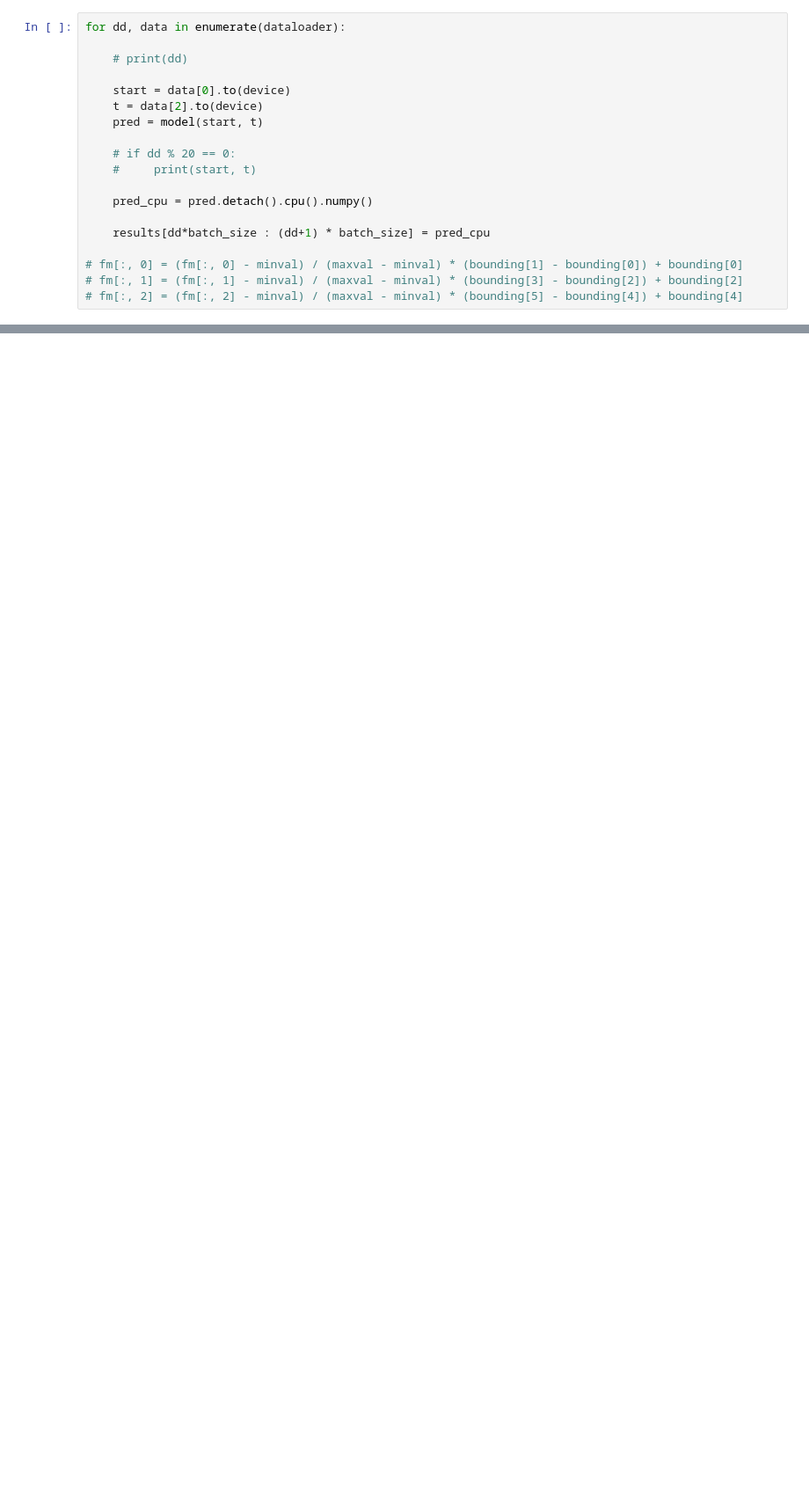
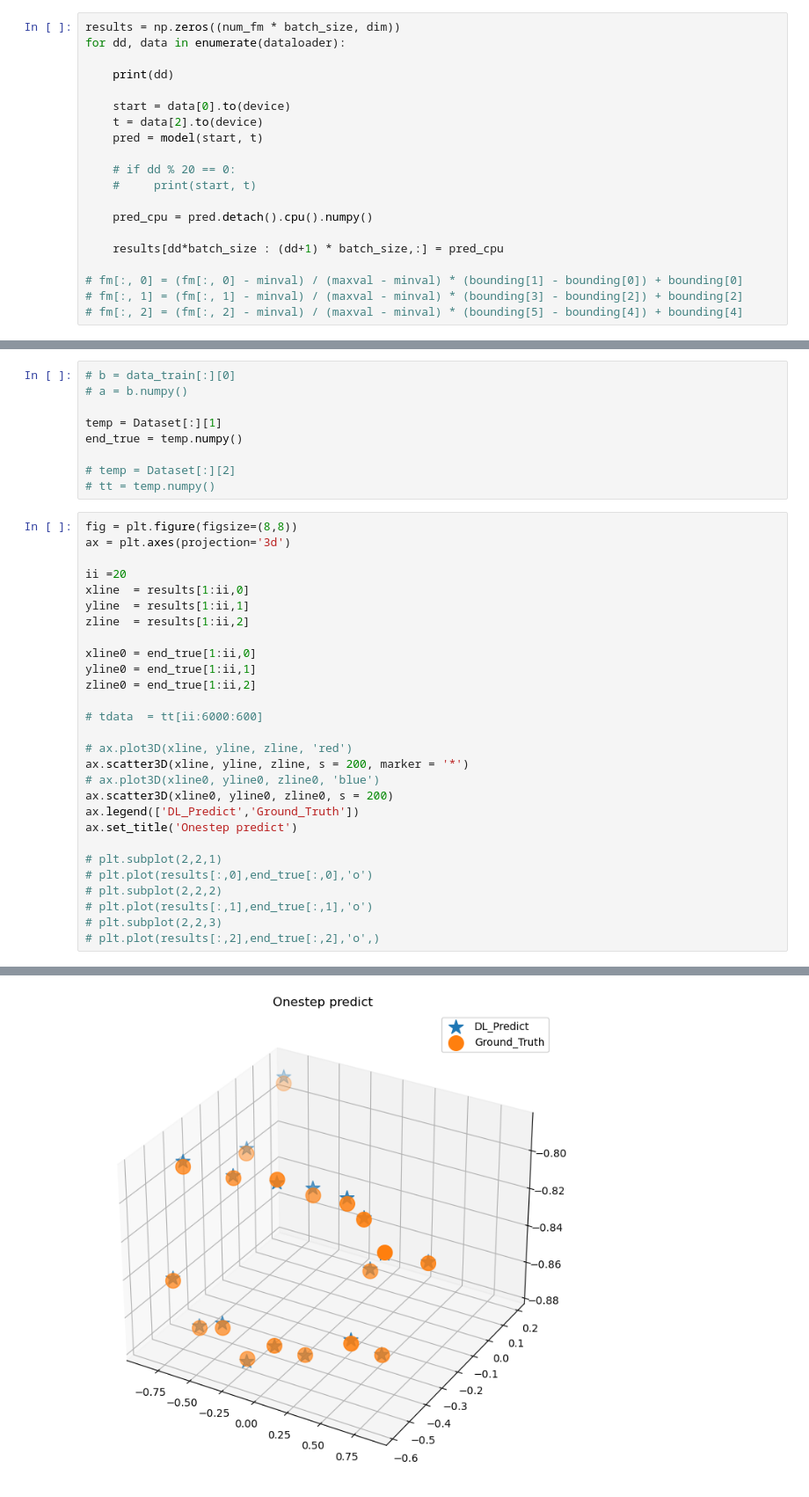
Before and after one commit to aureliayang/XEcoSLIM, a Jupyter notebook: ecoslim_direct/my_evaluate_3D.ipynb, the cells around one changed output, grey strips where cells are left out. Shown at 88% size. Drawn from its saved outputs; the diff is of its cells as text; blank space fills up the shorter version.

```diff
--- a/ecoslim_direct/my_evaluate_3D.ipynb
+++ b/ecoslim_direct/my_evaluate_3D.ipynb
@@ -47,7 +72,8 @@ results = np.zeros((num_fm * batch_size, dim))
 # %%
+results = np.zeros((num_fm * batch_size, dim))
 for dd, data in enumerate(dataloader):
 
-    # print(dd)
+    print(dd)
 
     start = data[0].to(device)
     t = data[2].to(device)
@@ -58,7 +84,7 @@ for dd, data in enumerate(dataloader):
 
     pred_cpu = pred.detach().cpu().numpy()
 
-    results[dd*batch_size : (dd+1) * batch_size] = pred_cpu
+    results[dd*batch_size : (dd+1) * batch_size,:] = pred_cpu
 
 # fm[:, 0] = (fm[:, 0] - minval) / (maxval - minval) * (bounding[1] - bounding[0]) + bounding[0]
 # fm[:, 1] = (fm[:, 1] - minval) / (maxval - minval) * (bounding[3] - bounding[2]) + bounding[2]
@@ -126,0 +94,38 @@ for dd, data in enumerate(dataloader):
+# %%
+# b = data_train[:][0]
+# a = b.numpy()
+
+temp = Dataset[:][1]
+end_true = temp.numpy()
+
+# temp = Dataset[:][2]
+# tt = temp.numpy()
+# %%
+fig = plt.figure(figsize=(8,8))
+ax = plt.axes(projection='3d')
+
+ii =20
+xline  = results[1:ii,0]
+yline  = results[1:ii,1]
+zline  = results[1:ii,2]
+
+xline0 = end_true[1:ii,0]
+yline0 = end_true[1:ii,1]
+zline0 = end_true[1:ii,2]
+
+# tdata  = tt[ii:6000:600]
+
+# ax.plot3D(xline, yline, zline, 'red')
+ax.scatter3D(xline, yline, zline, s = 200, marker = '*')
+# ax.plot3D(xline0, yline0, zline0, 'blue')
+ax.scatter3D(xline0, yline0, zline0, s = 200)
+ax.legend(['DL_Predict','Ground_Truth'])
+ax.set_title('Onestep predict')
+
+# plt.subplot(2,2,1)
+# plt.plot(results[:,0],end_true[:,0],'o')
+# plt.subplot(2,2,2)
+# plt.plot(results[:,1],end_true[:,1],'o')
+# plt.subplot(2,2,3)
+# plt.plot(results[:,2],end_true[:,2],'o',)
+# %% [output]
@@ -126,0 +133 @@ for dd, data in enumerate(dataloader):
+[figure, added]
```
Also changed, not shown: parts of 6 cells of this notebook.
